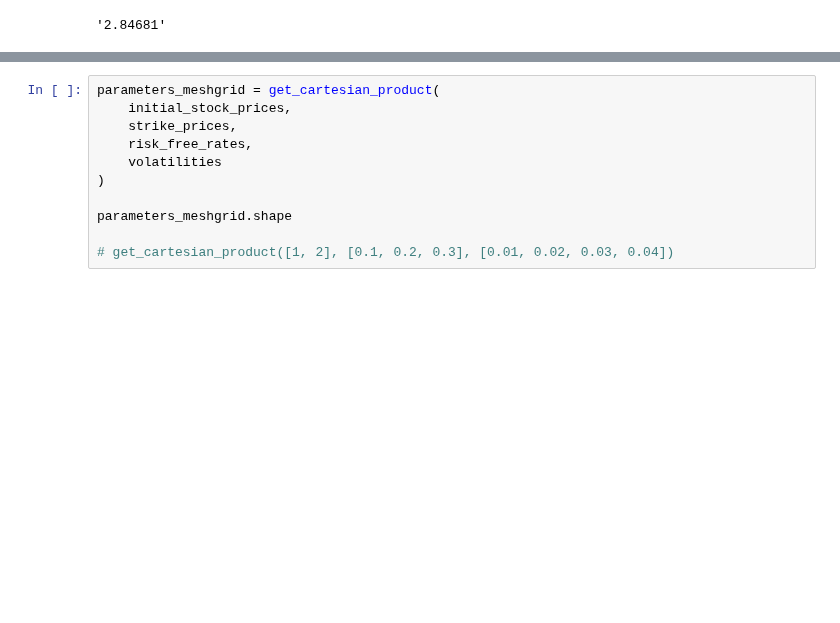
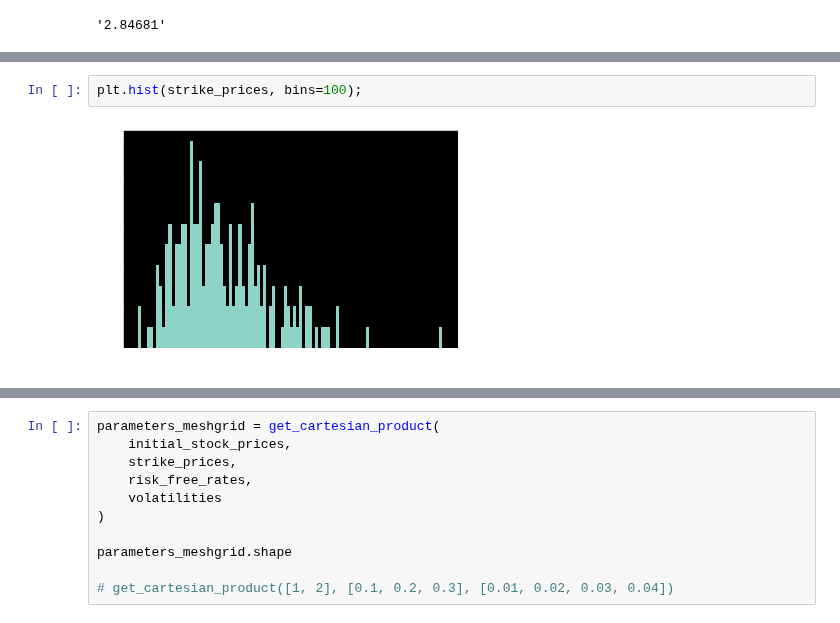
Before and after one commit to ogorodnikov/fmqa, a Jupyter notebook: finance/option_pricing/asian_options.ipynb, the cells around one changed output, grey strips where cells are left out. Cells and saved outputs as stored; diff of their text form; blank space fills up the shorter version.

```diff
--- a/finance/option_pricing/asian_options.ipynb
+++ b/finance/option_pricing/asian_options.ipynb
@@ -111,0 +152,4 @@ dataset_size: 8800
+# %%
+plt.hist(strike_prices, bins=100);
+# %% [output]
+[figure, added]
```
Also changed, not shown: parts of 11 cells of this notebook.
